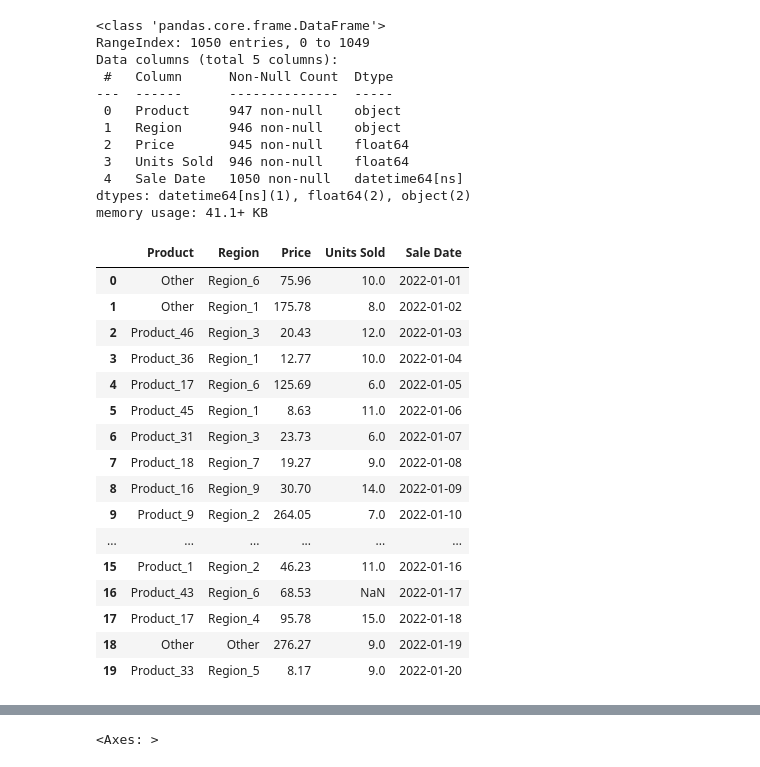
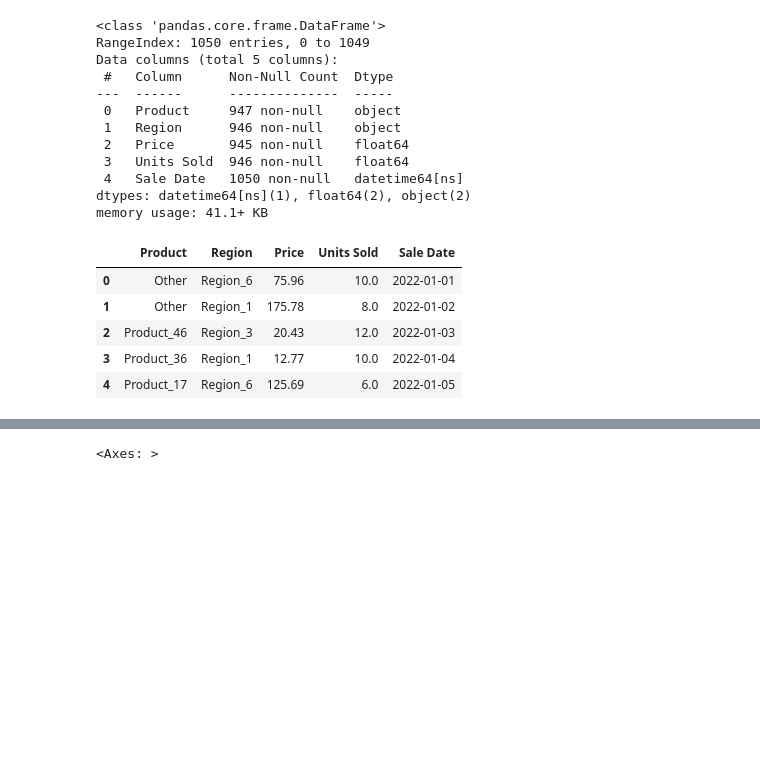
Before and after one commit to CodyDong/schulich_data_science, a Jupyter notebook: assignment1.ipynb, the cells around one changed output, grey strips where cells are left out. Cells and saved outputs as stored; diff of their text form; code cells hidden in the pictures; blank space fills up the shorter version.

```diff
--- a/assignment1.ipynb
+++ b/assignment1.ipynb
@@ -65,23 +65,13 @@ memory usage: 41.1+ KB
 # %%
 df['Product'] = df['Product'].fillna('Other')
 df['Region']= df['Region'].fillna('Other')
-
-df.head(20)
+df['Price']=df['Price'].fillna(df['Price'].mean())
+df['Units Sold'] = df['Units Sold'].fillna(df['Units Sold'].mean())
+df.head(5)
 # %% [output]
 |  | Product | Region | Price | Units Sold | Sale Date |
 | 0 | Other | Region_6 | 75.96 | 10.0 | 2022-01-01 |
 | 1 | Other | Region_1 | 175.78 | 8.0 | 2022-01-02 |
 | 2 | Product_46 | Region_3 | 20.43 | 12.0 | 2022-01-03 |
 | 3 | Product_36 | Region_1 | 12.77 | 10.0 | 2022-01-04 |
 | 4 | Product_17 | Region_6 | 125.69 | 6.0 | 2022-01-05 |
-| 5 | Product_45 | Region_1 | 8.63 | 11.0 | 2022-01-06 |
-| 6 | Product_31 | Region_3 | 23.73 | 6.0 | 2022-01-07 |
-| 7 | Product_18 | Region_7 | 19.27 | 9.0 | 2022-01-08 |
-| 8 | Product_16 | Region_9 | 30.70 | 14.0 | 2022-01-09 |
-| 9 | Product_9 | Region_2 | 264.05 | 7.0 | 2022-01-10 |
-| ... | ... | ... | ... | ... | ... |
-| 15 | Product_1 | Region_2 | 46.23 | 11.0 | 2022-01-16 |
-| 16 | Product_43 | Region_6 | 68.53 | NaN | 2022-01-17 |
-| 17 | Product_17 | Region_4 | 95.78 | 15.0 | 2022-01-18 |
-| 18 | Other | Other | 276.27 | 9.0 | 2022-01-19 |
-| 19 | Product_33 | Region_5 | 8.17 | 9.0 | 2022-01-20 |
```
Also changed, not shown: parts of 13 cells of this notebook.
